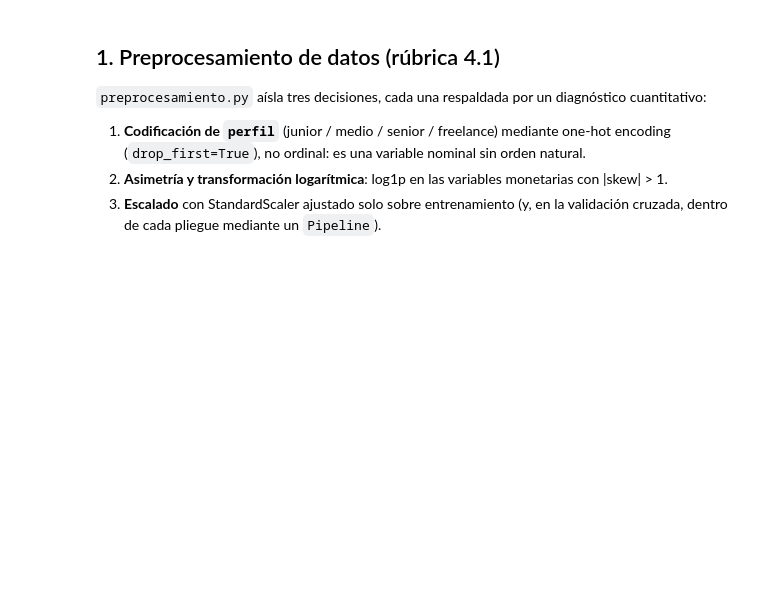
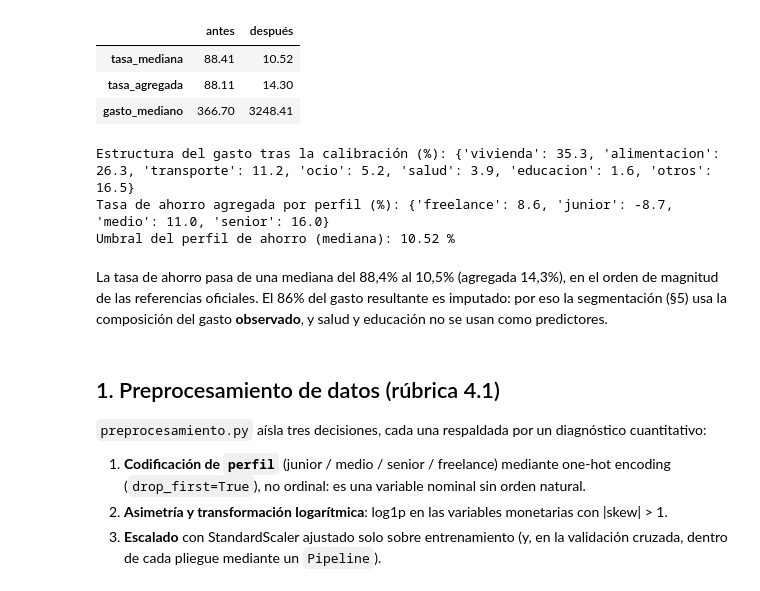
Before and after one commit to mmerola99/TFM---Grupo_05, a Jupyter notebook: Notebook_Modelado_Asignatura7_Grupo05.ipynb, the cells around one changed output. Cells and saved outputs as stored; diff of their text form; code cells hidden in the pictures; blank space fills up the shorter version.

Commit message:
Calibración del gasto (INE) y actualización de segmentación, notebook y figuras Asignatura 7

```diff
--- a/Notebook_Modelado_Asignatura7_Grupo05.ipynb
+++ b/Notebook_Modelado_Asignatura7_Grupo05.ipynb
@@ -67,3 +106,22 @@ def tabla(registros):
+# %%
+with open(os.path.join(DATA_CLEAN, "calibracion_gasto_report.json"), encoding="utf-8") as f:
+    cal = json.load(f)
+display(pd.DataFrame({"antes": cal["antes"], "después": {k: cal["despues"][k] for k in cal["antes"]}}).round(2))
+print("Estructura del gasto tras la calibración (%):", cal["despues"]["estructura_gasto_pct"])
+print("Tasa de ahorro agregada por perfil (%):", cal["despues"]["tasa_agregada_por_perfil"])
+print("Umbral del perfil de ahorro (mediana):", cal["umbral_mediana_pct"], "%")
+# %% [output]
+|  | antes | después |
+| tasa_mediana | 88.41 | 10.52 |
+| tasa_agregada | 88.11 | 14.30 |
+| gasto_mediano | 366.70 | 3248.41 |
+Estructura del gasto tras la calibración (%): {'vivienda': 35.3, 'alimentacion': 26.3, 'transporte': 11.2, 'ocio': 5.2, 'salud': 3.9, 'educacion': 1.6, 'otros': 16.5}
+Tasa de ahorro agregada por perfil (%): {'freelance': 8.6, 'junior': -8.7, 'medio': 11.0, 'senior': 16.0}
+Umbral del perfil de ahorro (mediana): 10.52 %
+# %% [markdown]
+La tasa de ahorro pasa de una mediana del 88,4% al 10,5% (agregada 14,3%), en el orden de magnitud de
+las referencias oficiales. El 86% del gasto resultante es imputado: por eso la segmentación (§5) usa
+la composición del gasto **observado**, y salud y educación no se usan como predictores.
 # %% [markdown]
 ## 1. Preprocesamiento de datos (rúbrica 4.1)
 
```
Also changed, not shown: parts of 26 cells of this notebook, 31 other files.
